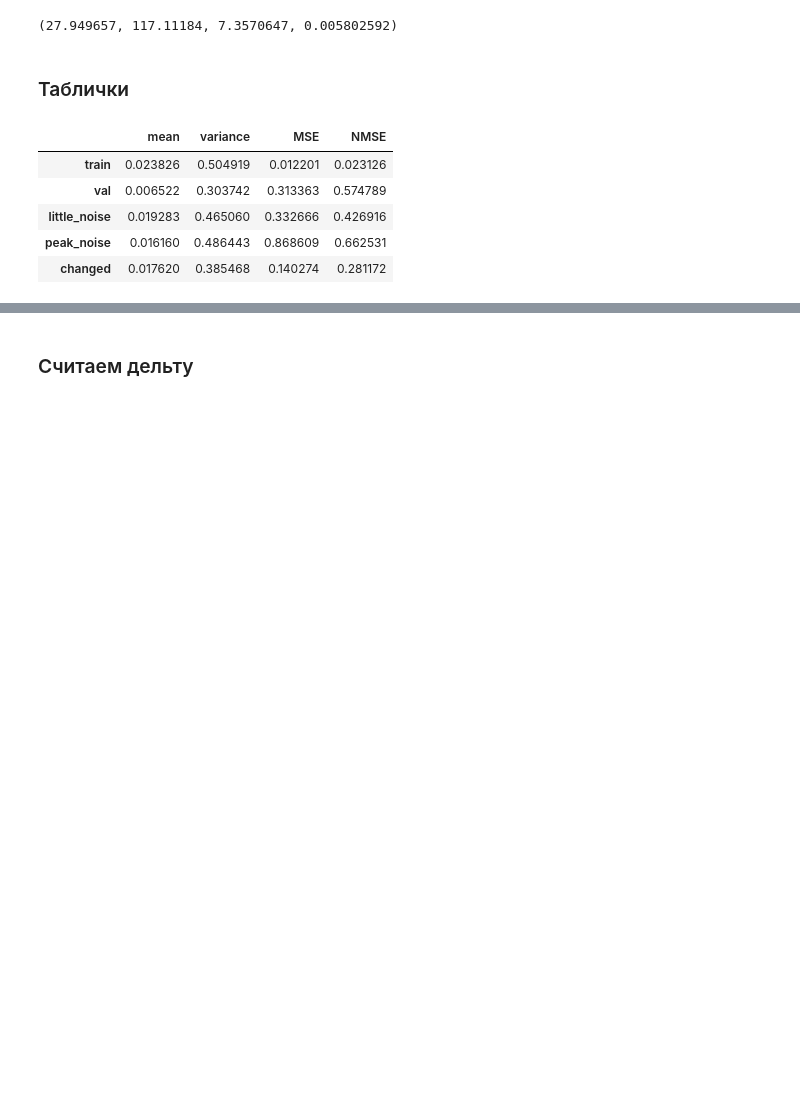
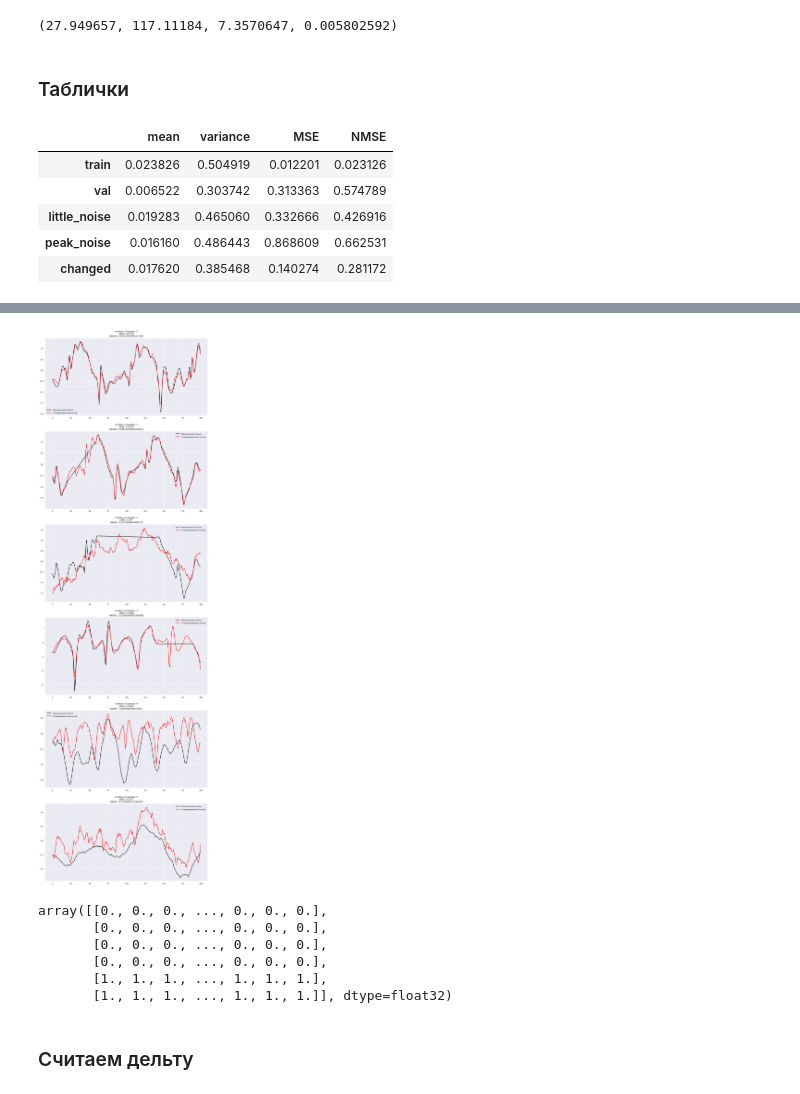
Before and after one commit to FL2107/signals_learning, a Jupyter notebook: 1parameter_Linear_Autoencoder.ipynb, the cells around one changed output, grey strips where cells are left out. Drawn from its saved outputs; the diff is of its cells as text; code cells hidden in the pictures; blank space fills up the shorter version.

Commit message:
dot_based anomaly search

```diff
--- a/1parameter_Linear_Autoencoder.ipynb
+++ b/1parameter_Linear_Autoencoder.ipynb
@@ -379,2 +387,30 @@ get_table(net, x_mean, x_var, X_train_tensor, X_val_tensor, X_norm)
+# %%
+A = np.random.randint(min(len(X_train), len(an_X_norm)-1))
+parts = [[0.1,0.3], [0.3,0.7], [0.7,0.95]]
+replaced_anomaly = [get_replaced_signals(X_train, 1, part=parts[i])[0] for i in range(3)]
+
+a = [X_train[A]] + replaced_anomaly + [np.array(an_X_norm[A], dtype='float32'), np.array(an_X_norm[A+1], dtype='float32')]
+anomaly_signals = np.array(a)
+anomaly_signals_tensor = torch.FloatTensor(anomaly_signals)
+
+tensor_check(net, anomaly_signals_tensor, 6, x_mean, x_var, without_sampling=True)
+# %% [output]
+[figure, added]
+# %%
+anomaly_places = np.zeros_like(anomaly_signals)
+for i in range(len(parts)):
+    left = int(parts[i][0]*SIG_LEN)
+    right = int(parts[i][1]*SIG_LEN)
+    anomaly_places[1+i][left:right] += 1
+
+anomaly_places[4:6] += 1
+anomaly_places
+# %% [output]
+array([[0., 0., 0., ..., 0., 0., 0.],
+       [0., 0., 0., ..., 0., 0., 0.],
+       [0., 0., 0., ..., 0., 0., 0.],
+       [0., 0., 0., ..., 0., 0., 0.],
+       [1., 1., 1., ..., 1., 1., 1.],
+       [1., 1., 1., ..., 1., 1., 1.]], dtype=float32)
 # %% [markdown]
 ### Считаем дельту
```
Also changed, not shown: parts of 13 cells of this notebook.
